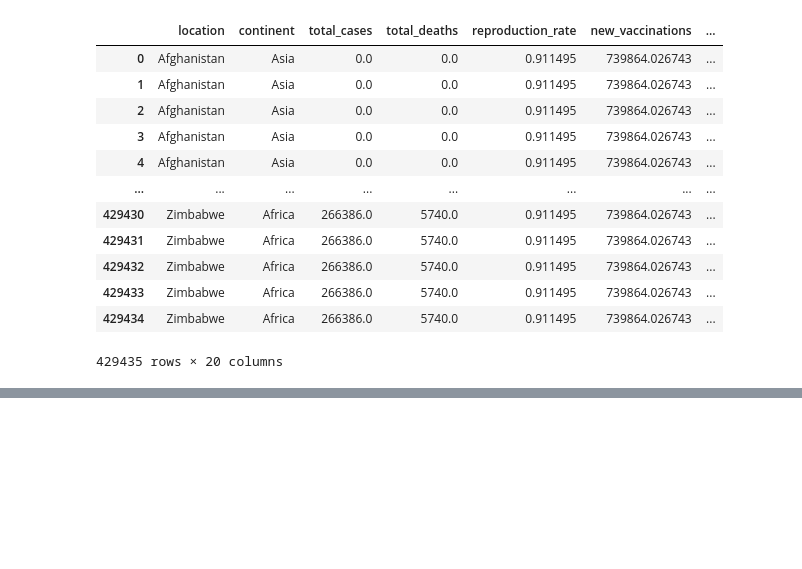
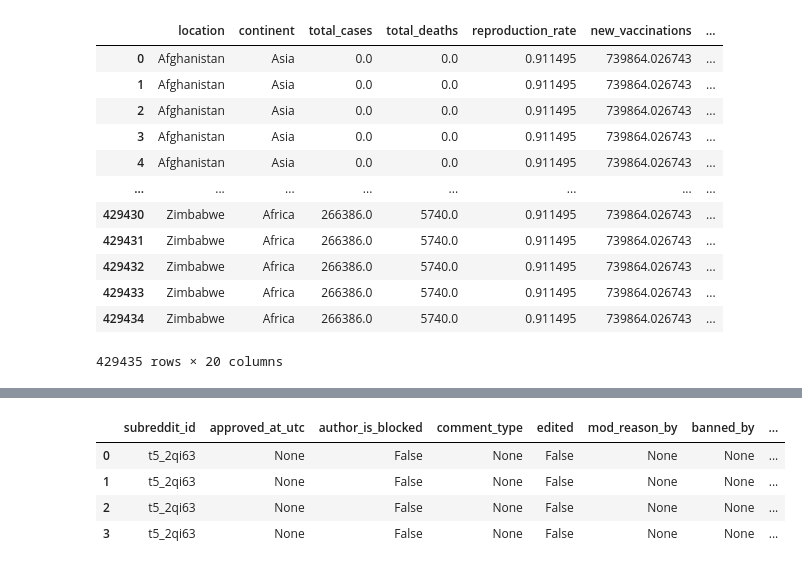
Before and after one commit to Alexander-Gebreamlak/COVID-19-Analysis-and-Mpox-Public-Concerns-, a Jupyter notebook: Assignment_2_COVID-19_Data_Analysis_&_Addressing_Mpox_Misinformation&Disinformation.ipynb, the cells around one changed output, grey strips where cells are left out. Cells and saved outputs as stored; diff of their text form; code cells hidden in the pictures; blank space fills up the shorter version.

```diff
--- a/Assignment_2_COVID-19_Data_Analysis_&_Addressing_Mpox_Misinformation&Disinformation.ipynb
+++ b/Assignment_2_COVID-19_Data_Analysis_&_Addressing_Mpox_Misinformation&Disinformation.ipynb
@@ -189 +198,12 @@ sns.heatmap(corr, mask=mask, cmap=cmap, vmax=.3, center=0,
 [figure]
+# %%
+#Project 2: Analyzing Public Concerns About Mpox
+#Q1 Data Collection and Analysis
+
+# url = 'https://api.pullpush.io/reddit/search/comment/?q=Mpox|Monkeypox|M-pox&subreddit=Toronto,Calgary,Vancouver&after=1723617600&before=1727330400'
+url = 'https://api.pullpush.io/reddit/search/comment/?q=Mpox&subreddit=Toronto&after=1723617600&before=1727330400'
+
+# url = 'https://api.pullpush.io/reddit/search/comment/?q=covid&subreddit=toronto&after=1722312000&before=1724904000'
+
+JSONContent = requests.get(url).json()
+JSONContent
@@ -189,0 +228,16 @@ sns.heatmap(corr, mask=mask, cmap=cmap, vmax=.3, center=0,
+# %%
+# Initialize an Empty DataFrame
+data = pd.DataFrame()
+
+# Check for 'data' Key and Create DataFrame from 'data' Key
+if 'data' in list(JSONContent.keys()):
+    data = pd.DataFrame.from_records(JSONContent['data'])
+
+pd.set_option('display.max_columns', None)
+data.head(100)
+# %% [output]
+|  | subreddit_id | approved_at_utc | author_is_blocked | comment_type | edited | mod_reason_by | banned_by | ... |
+| 0 | t5_2qi63 | None | False | None | False | None | None | ... |
+| 1 | t5_2qi63 | None | False | None | False | None | None | ... |
+| 2 | t5_2qi63 | None | False | None | False | None | None | ... |
+| 3 | t5_2qi63 | None | False | None | False | None | None | ... |
```
Also changed, not shown: parts of 11 cells of this notebook, 1 other file.
